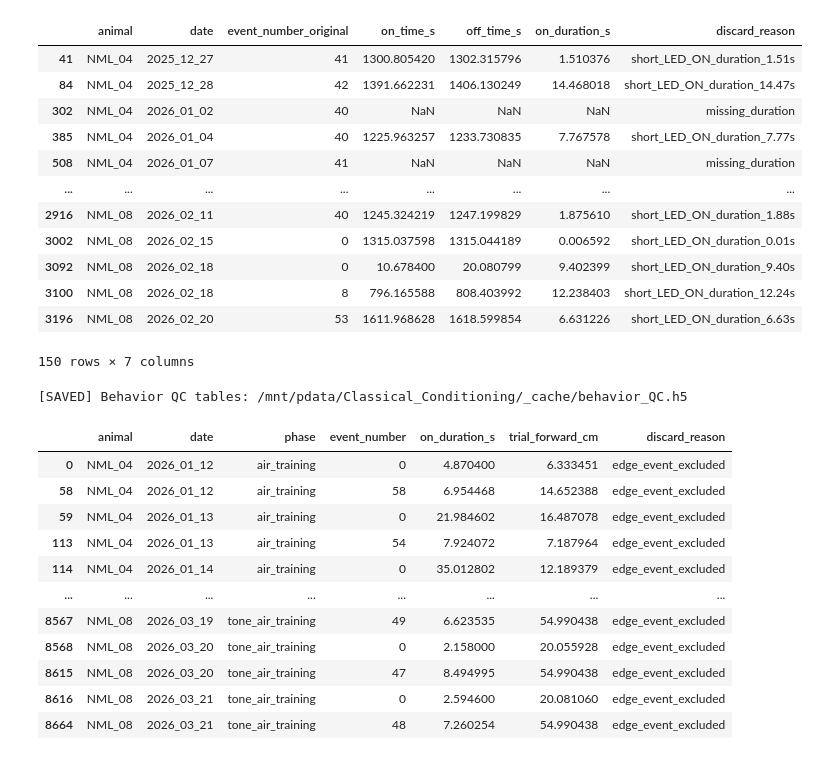
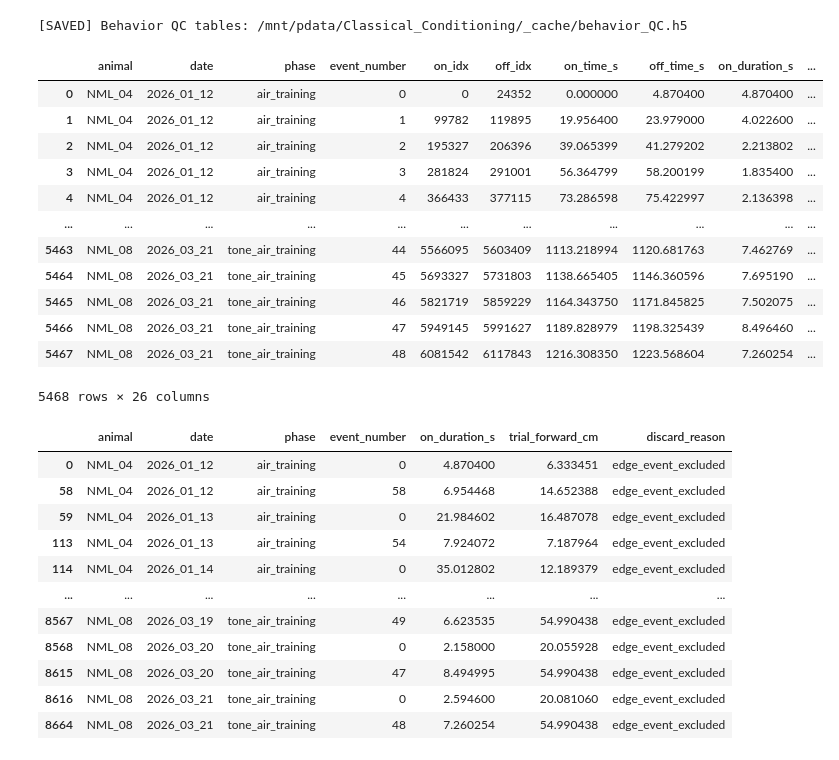
Before and after one commit to neuromomentumlab/Classical_Conditioning_Air_Wheel, a Jupyter notebook: Python/notebooks/qc_encoder_signal.ipynb, the cells around one changed output. Drawn from its saved outputs; the diff is of its cells as text; code cells hidden in the pictures.

Commit message:
Update Epoch Analysis

```diff
--- a/Python/notebooks/qc_encoder_signal.ipynb
+++ b/Python/notebooks/qc_encoder_signal.ipynb
@@ -232,68 +26,48 @@ led_events[~led_events["valid_for_epoch_extraction"]]
-# %%
-from src.qc.qc_events import make_all_habituation_led_event_tables, make_habituation_led_event_table
-
-hab_led_events_all = make_all_habituation_led_event_tables(
-    cc_data,
-    min_led_on_s=14.5
-)
-
-# hab_led_events_all.head()
-hab_led_events_all[
-    ~hab_led_events_all["valid_for_epoch_extraction"]
-][
-    [
-        "animal",
-        "date",
-        "event_number_original",
-        "on_time_s",
-        "off_time_s",
-        "on_duration_s",
-        "discard_reason"
-    ]
-]
-# %% [output]
-|  | animal | date | event_number_original | on_time_s | off_time_s | on_duration_s | discard_reason |
-| 41 | NML_04 | 2025_12_27 | 41 | 1300.805420 | 1302.315796 | 1.510376 | short_LED_ON_duration_1.51s |
-| 84 | NML_04 | 2025_12_28 | 42 | 1391.662231 | 1406.130249 | 14.468018 | short_LED_ON_duration_14.47s |
-| 302 | NML_04 | 2026_01_02 | 40 | NaN | NaN | NaN | missing_duration |
-| 385 | NML_04 | 2026_01_04 | 40 | 1225.963257 | 1233.730835 | 7.767578 | short_LED_ON_duration_7.77s |
-| 508 | NML_04 | 2026_01_07 | 41 | NaN | NaN | NaN | missing_duration |
-| ... | ... | ... | ... | ... | ... | ... | ... |
-| 2916 | NML_08 | 2026_02_11 | 40 | 1245.324219 | 1247.199829 | 1.875610 | short_LED_ON_duration_1.88s |
-| 3002 | NML_08 | 2026_02_15 | 0 | 1315.037598 | 1315.044189 | 0.006592 | short_LED_ON_duration_0.01s |
-| 3092 | NML_08 | 2026_02_18 | 0 | 10.678400 | 20.080799 | 9.402399 | short_LED_ON_duration_9.40s |
-| 3100 | NML_08 | 2026_02_18 | 8 | 796.165588 | 808.403992 | 12.238403 | short_LED_ON_duration_12.24s |
-| 3196 | NML_08 | 2026_02_20 | 53 | 1611.968628 | 1618.599854 | 6.631226 | short_LED_ON_duration_6.63s |
-150 rows × 7 columns
 # %%
 from src.qc.qc_events import (
     build_event_qc_table,
-    build_epoch_window_table,
+    # build_epoch_window_table,
     save_behavior_qc_tables,
-    load_behavior_qc_tables,
 )
+from src.utils.pdata_io import clean_df_for_hdf
 
 events_df, session_summary_df = build_event_qc_table(
     cc_data,
-    drop_first_n=1,
-    drop_last_n=1,
-    min_hab_led_on_s=14.5,
+    drop_first_n=0,
+    drop_last_n=0,
+    min_hab_led_on_s=None,
+    min_recording_duration_s=None,
+    exclude_short_sessions_from_epochs=False,
 )
 
-windows_df = build_epoch_window_table(
-    events_df,
-    window_s=1.0,
-)
+events_df = clean_df_for_hdf(events_df)
+session_summary_df = clean_df_for_hdf(session_summary_df)
 
 qc_file = save_behavior_qc_tables(
     events_df,
     session_summary_df,
-    windows_df,
+    # windows_df,
     pdata_root=pdata_root,
     filename="behavior_QC.h5",
 )
 # %% [output]
 [SAVED] Behavior QC tables: /mnt/pdata/Classical_Conditioning/_cache/behavior_QC.h5
+# %%
+events_df
+# %% [output]
+|  | animal | date | phase | event_number | on_idx | off_idx | on_time_s | off_time_s | on_duration_s | ... |
+| 0 | NML_04 | 2026_01_12 | air_training | 0 | 0 | 24352 | 0.000000 | 4.870400 | 4.870400 | ... |
+| 1 | NML_04 | 2026_01_12 | air_training | 1 | 99782 | 119895 | 19.956400 | 23.979000 | 4.022600 | ... |
+| 2 | NML_04 | 2026_01_12 | air_training | 2 | 195327 | 206396 | 39.065399 | 41.279202 | 2.213802 | ... |
+| 3 | NML_04 | 2026_01_12 | air_training | 3 | 281824 | 291001 | 56.364799 | 58.200199 | 1.835400 | ... |
+| 4 | NML_04 | 2026_01_12 | air_training | 4 | 366433 | 377115 | 73.286598 | 75.422997 | 2.136398 | ... |
+| ... | ... | ... | ... | ... | ... | ... | ... | ... | ... | ... |
+| 5463 | NML_08 | 2026_03_21 | tone_air_training | 44 | 5566095 | 5603409 | 1113.218994 | 1120.681763 | 7.462769 | ... |
+| 5464 | NML_08 | 2026_03_21 | tone_air_training | 45 | 5693327 | 5731803 | 1138.665405 | 1146.360596 | 7.695190 | ... |
+| 5465 | NML_08 | 2026_03_21 | tone_air_training | 46 | 5821719 | 5859229 | 1164.343750 | 1171.845825 | 7.502075 | ... |
+| 5466 | NML_08 | 2026_03_21 | tone_air_training | 47 | 5949145 | 5991627 | 1189.828979 | 1198.325439 | 8.496460 | ... |
+| 5467 | NML_08 | 2026_03_21 | tone_air_training | 48 | 6081542 | 6117843 | 1216.308350 | 1223.568604 | 7.260254 | ... |
+5468 rows × 26 columns
 # %%
 events_df[~events_df["valid_for_epoch_extraction"]][
     [
```
Also changed, not shown: parts of 11 cells of this notebook, 4 other files.
